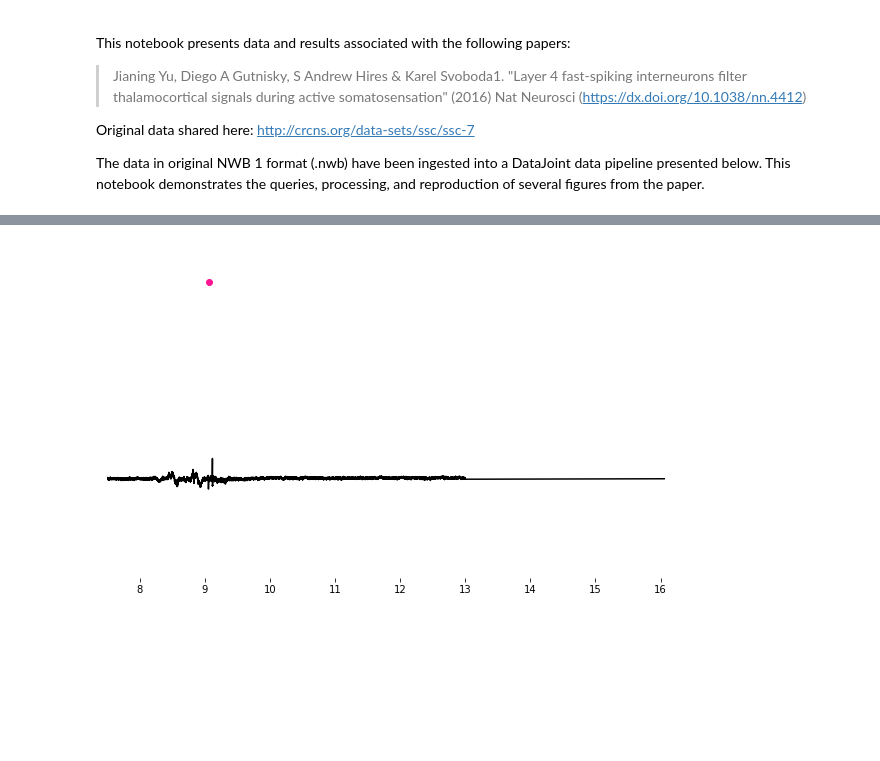
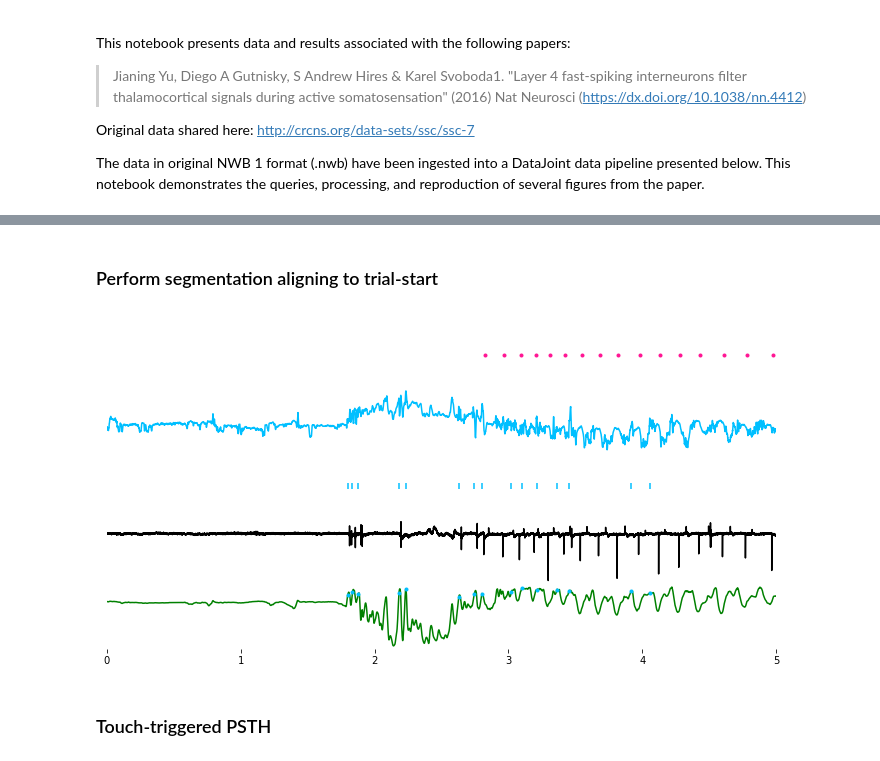
Before and after one commit to vathes/DJ-NWB-Yu-Gutnisky-2016, a Jupyter notebook: notebooks/Yu-Gutnisky-2016-example.ipynb, the cells around one changed output, grey strips where cells are left out. Saved outputs shown, nothing was run; the diff lists cells and outputs as text; code cells hidden in the pictures; blank space fills up the shorter version.

```diff
--- a/notebooks/Yu-Gutnisky-2016-example.ipynb
+++ b/notebooks/Yu-Gutnisky-2016-example.ipynb
@@ -25,5 +25,5 @@ Connecting root@127.0.0.1:3306
 # %%
-cell_key = intracellular.Cell & {'session_id': 'JY1241AAAA'}
+cell_key = intracellular.Cell & {'session_id': 'JY1243AAAA'}
 # %%
 cell_key * behavior.Whisker
 # %% [output]
@@ -44,0 +45,2 @@ tr = 0
+# %% [markdown]
+### Perform segmentation aligning to trial-start
@@ -45,22 +54,47 @@ tr = 0
+# %%
+seg_vtvec = np.linspace(-pre_dur, post_dur, int((post_dur+pre_dur)*v_fs))
+seg_btvec = np.linspace(-pre_dur, post_dur, int((post_dur+pre_dur)*b_fs))
+# %%
+segmented_spikes = [spike_times[np.logical_and(spike_times > t - pre_dur,
+                                                   spike_times < t + post_dur)] for t in event_times]
+segmented_Vm = np.vstack([Vm[range(int(np.where(np.abs(v_tvec-t)<5e-4)[0][0] - pre_dur * v_fs),
+                                       int(np.where(np.abs(v_tvec-t)<5e-4)[0][0] + post_dur * v_fs))]
+                              for t in event_times])
+segmented_lick_traces = np.vstack([lick_traces[range(int(np.where(np.abs(v_tvec-t)<5e-4)[0][0] - pre_dur * v_fs),
+                                                 int(np.where(np.abs(v_tvec-t)<5e-4)[0][0] + post_dur * v_fs))]
+                               for t in event_times])
+# %%
+segmented_behav = {k: np.vstack([d[range(int(np.where(np.abs(b_tvec-t)<5e-4)[0][0] - pre_dur * b_fs),
+                                         int(np.where(np.abs(b_tvec-t)<5e-4)[0][0] + post_dur * b_fs))]
+                                 for t in event_times])
+                   for k, d in zip(('dis_to_pole', 'touch_on', 'touch_off', 'whisk_pos', 'whisk_curv'),
+                                   (dis_to_pole, touch_on, touch_off, whisk_pos, whisk_curv))}
 # %%
-fig1a, axs = plt.subplots(5, 1, figsize=(10, 6))
-fig1a.subplots_adjust(hspace=0.11)
-axs[0].plot(v_tvec, np.where(lick_traces > 0, lick_traces, np.nan), 'o', color='deeppink')
-axs[1].plot(b_tvec, whisk_curv, 'deepskyblue')
-axs[2].scatter(spike_times, np.full_like(spike_times, 1), c='k', marker='|', linewidths=5)
-axs[2].scatter(b_tvec[touch_on==1], np.full_like(b_tvec[touch_on==1], 1), c='deepskyblue', marker='|', linewidths=5)
-axs[3].plot(v_tvec, Vm, 'k')
-axs[4].plot(b_tvec, whisk_angle, 'g')
+trial_num = 5
+fig1a, axs = plt.subplots(5, 1, figsize=(12, 6))
+fig1a.subplots_adjust(hspace=0.01)
 
-tr += 1
+axs[0].plot(seg_vtvec, np.where(segmented_lick_traces[trial_num, :] > 0, segmented_lick_traces[trial_num, :], np.nan),
+            '.', color='deeppink')
+axs[1].plot(seg_btvec, segmented_behav['whisk_curv'][trial_num, :], 'deepskyblue')
+axs[2].scatter(segmented_spikes[trial_num], np.full_like(segmented_spikes[trial_num], 1), c='k', marker='|', linewidths=5)
+axs[2].scatter(seg_btvec[segmented_behav['touch_on'][trial_num, :]==1],
+               np.full_like(seg_btvec[segmented_behav['touch_on'][trial_num, :]==1], 1),
+               c='deepskyblue', marker='|', linewidths=5)
+axs[3].plot(seg_vtvec, segmented_Vm[trial_num, :], 'k')
+axs[4].plot(seg_btvec, segmented_behav['whisk_pos'][trial_num, :], 'g')
+axs[4].plot(seg_btvec, segmented_behav['whisk_pos'][trial_num, :]*segmented_behav['touch_on'][trial_num, :], '.', c='deepskyblue')
+
 for a in axs:
-    a.set_xlim((trial_start[tr], trial_stop[tr]))
+    a.set_xlim((-pre_dur, post_dur))
     a.spines['right'].set_visible(False)
     a.spines['top'].set_visible(False)
     a.spines['left'].set_visible(False)
     a.spines['bottom'].set_visible(False)
     a.set_yticks([])
 for a in axs[:-1]:
     a.set_xticks([])
 # %% [output]
-[figure, old version]
+[figure, new version]
+# %% [markdown]
+### Touch-triggered PSTH
```
Also changed, not shown: parts of 14 cells of this notebook, 7 other files.
